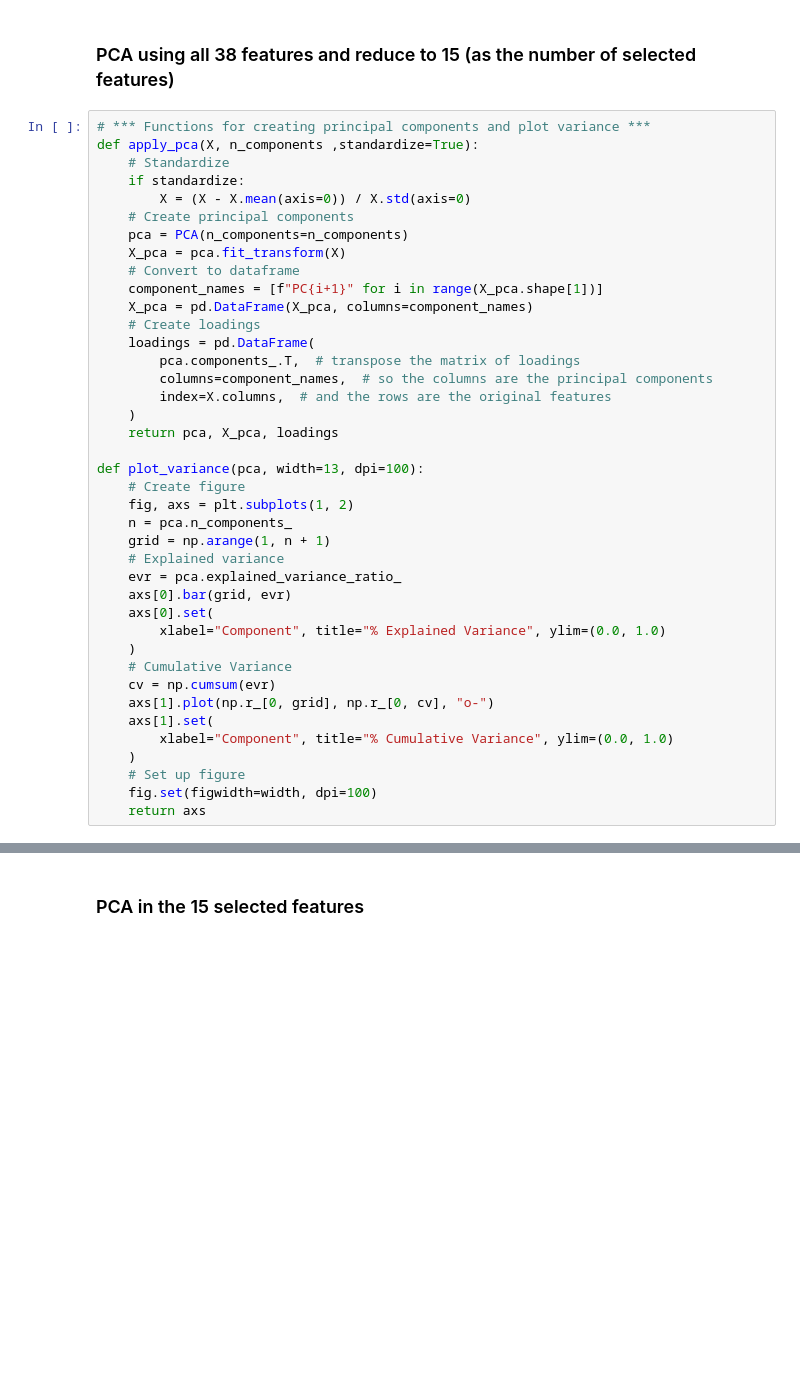
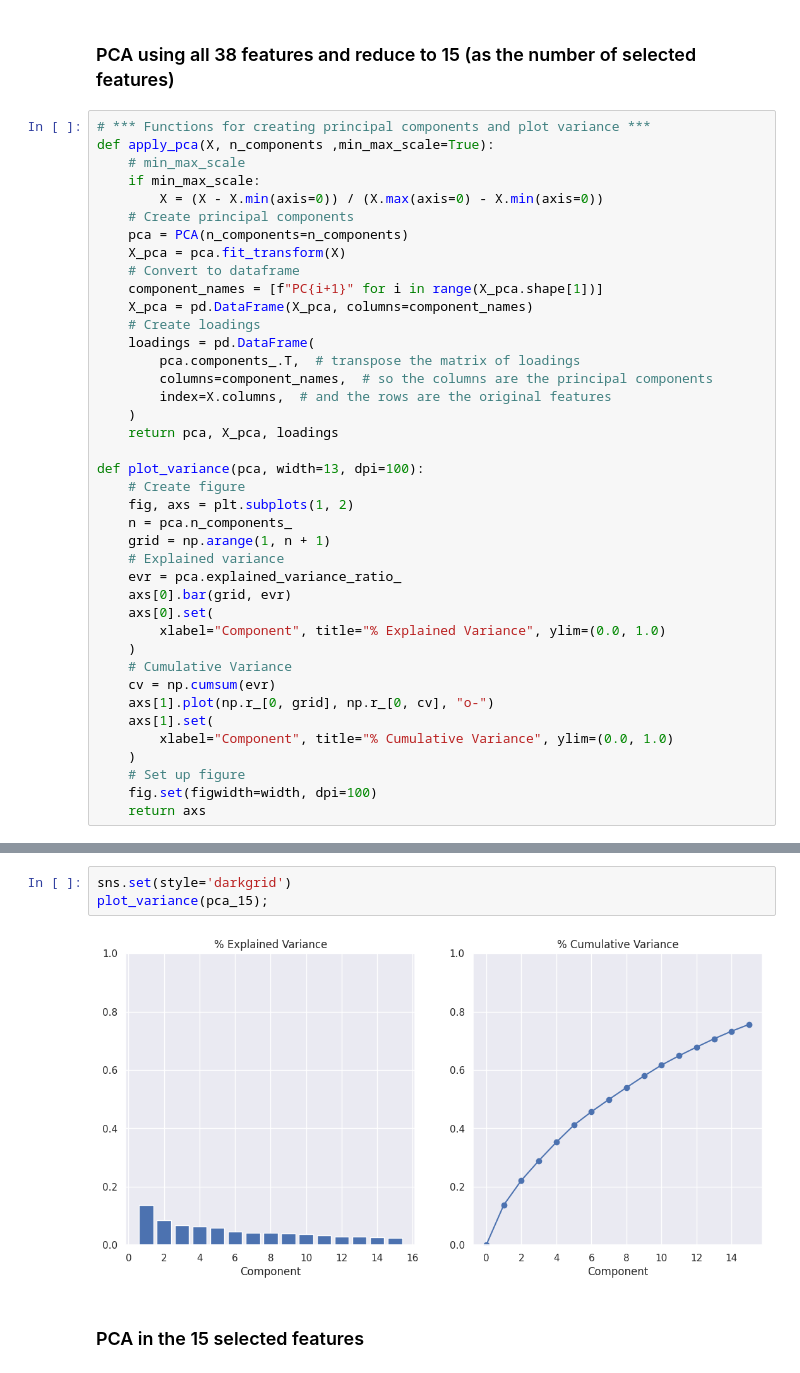
Before and after one commit to LazarosPan/Heart-Disease, a Jupyter notebook: Code/dimensionality_reduction.ipynb, the cells around one changed output, grey strips where cells are left out. Cells and saved outputs as stored; diff of their text form; blank space fills up the shorter version.

```diff
--- a/Code/dimensionality_reduction.ipynb
+++ b/Code/dimensionality_reduction.ipynb
@@ -82,10 +82,10 @@ for column, dtype in original_dtypes.items():
 ### PCA using all 38 features and reduce to 15 (as the number of selected features)
 # %%
 # *** Functions for creating principal components and plot variance ***
-def apply_pca(X, n_components ,standardize=True):
-    # Standardize
-    if standardize:
-        X = (X - X.mean(axis=0)) / X.std(axis=0)
+def apply_pca(X, n_components ,min_max_scale=True):
+    # min_max_scale
+    if min_max_scale:
+        X = (X - X.min(axis=0)) / (X.max(axis=0) - X.min(axis=0))
     # Create principal components
     pca = PCA(n_components=n_components)
     X_pca = pca.fit_transform(X)
@@ -153,3 +168,8 @@ plt.show()
+# %%
+sns.set(style='darkgrid')
+plot_variance(pca_15);
+# %% [output]
+[figure, added]
 # %% [markdown]
 ### PCA in the 15 selected features
 # %%
```
Also changed, not shown: parts of 5 cells of this notebook, 2 other files.
